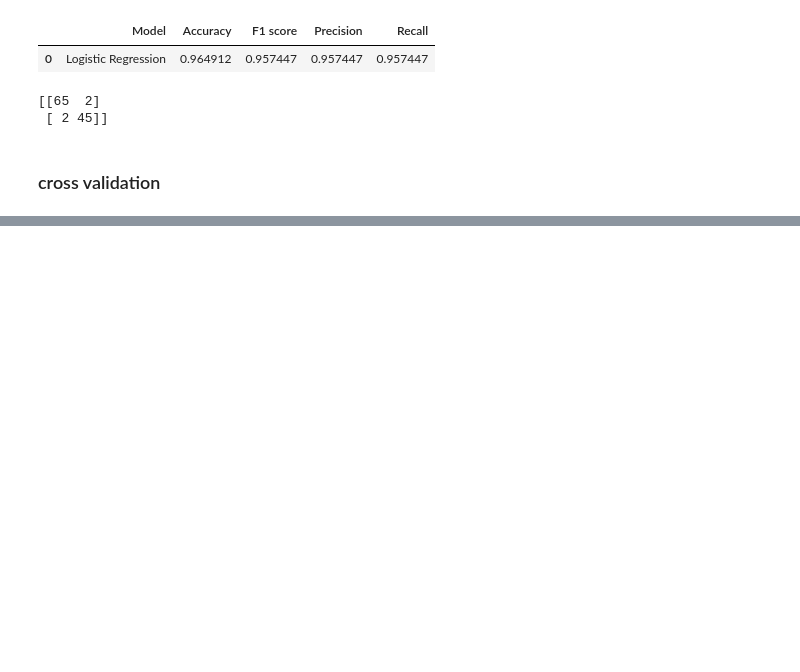
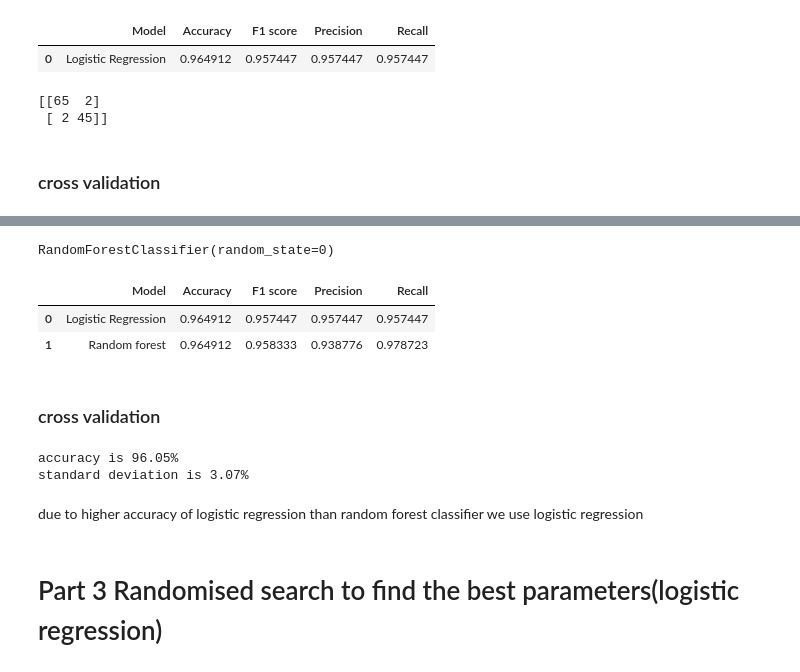
Before and after one commit to Aanchalgaur/breast-cancer-project-, a Jupyter notebook: breast_cancer_prediction.ipynb, the cells around one changed output, grey strips where cells are left out. Saved outputs shown, nothing was run; the diff lists cells and outputs as text; code cells hidden in the pictures; blank space fills up the shorter version.

```diff
--- a/breast_cancer_prediction.ipynb
+++ b/breast_cancer_prediction.ipynb
@@ -308,0 +321,36 @@ from sklearn.model_selection import cross_val_score
+# %%
+classifir_rm= RandomForestClassifier(random_state=0)
+classifir_rm.fit(x_train, y_train)
+# %% [output]
+RandomForestClassifier(random_state=0)
+# %%
+y_pred= classifir_rm.predict(x_test)
+# %%
+acc = accuracy_score(y_test, y_pred)
+f1 = f1_score(y_test,y_pred)
+prec = precision_score(y_test, y_pred)
+rec = recall_score(y_test, y_pred)
+# %%
+model_results = pd.DataFrame([['Random forest ', acc, f1, prec, rec]],
+                       columns = ['Model', 'Accuracy', 'F1 score', 'Precision', 'Recall'])
+# %%
+results= results.append(model_results, ignore_index=True)
+# %%
+results
+# %% [output]
+|  | Model | Accuracy | F1 score | Precision | Recall |
+| 0 | Logistic Regression | 0.964912 | 0.957447 | 0.957447 | 0.957447 |
+| 1 | Random forest | 0.964912 | 0.958333 | 0.938776 | 0.978723 |
+# %% [markdown]
+### cross validation
+# %%
+accuracies= cross_val_score(estimator=classifir_rm, X=x_train, y=y_train, cv=10)
+print("accuracy is {:.2f}%".format(accuracies.mean()*100))
+print("standard deviation is {:.2f}%".format(accuracies.std()*100))
+# %% [output]
+accuracy is 96.05%
+standard deviation is 3.07%
+# %% [markdown]
+due to higher accuracy of logistic regression than random forest classifier we use logistic regression
+# %% [markdown]
+# Part 3 Randomised search to find the best parameters(logistic regression)
```
Also changed, not shown: parts of 24 cells of this notebook.
